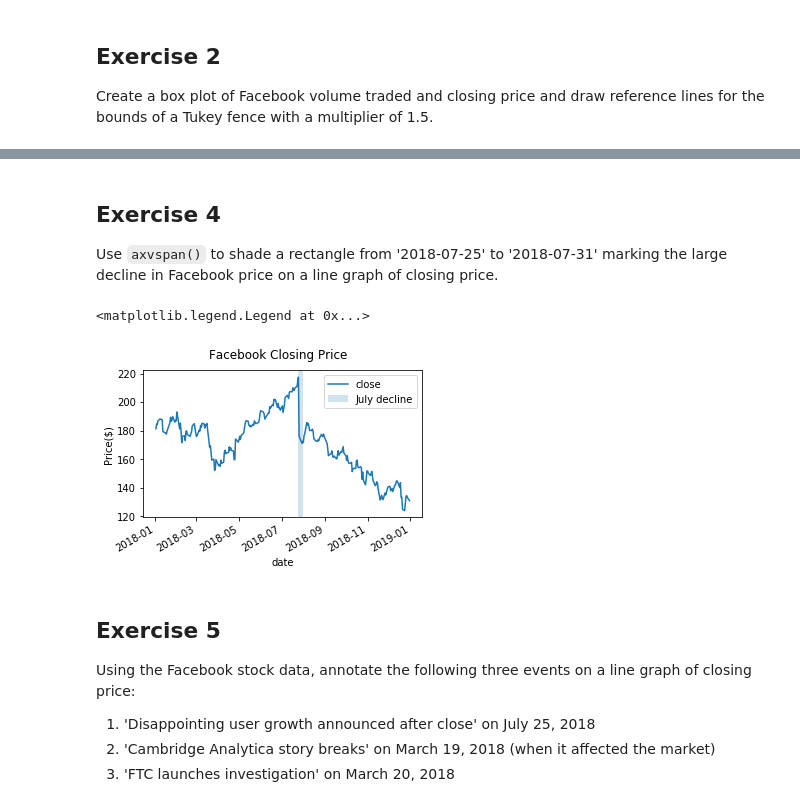
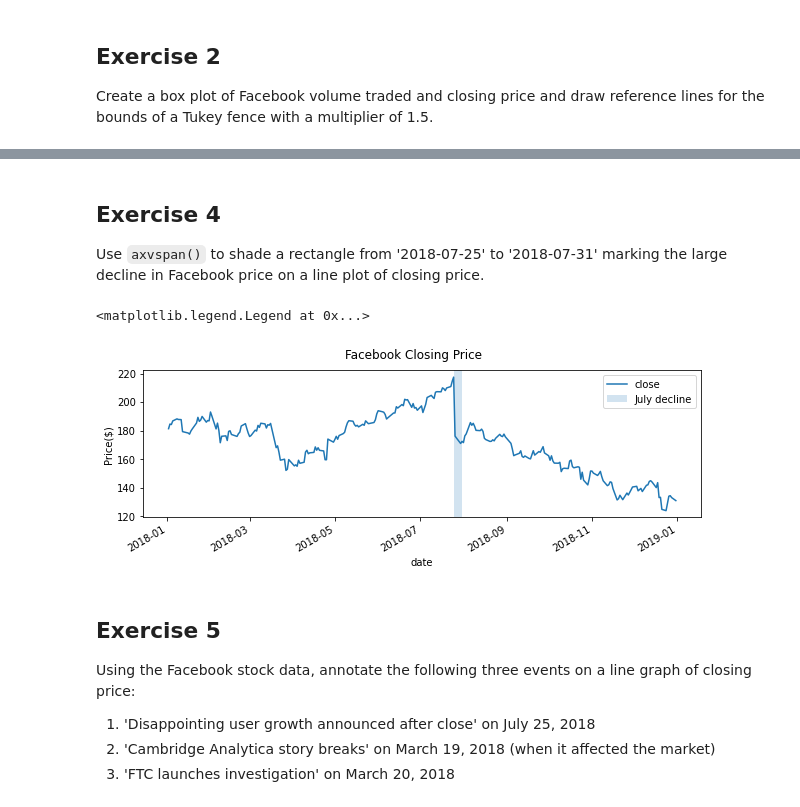
Before and after one commit to stefmolin/Hands-On-Data-Analysis-with-Pandas-2nd-edition, a Jupyter notebook: solutions/ch_06/solutions.ipynb, the cells around one changed output, grey strips where cells are left out. Saved outputs shown, nothing was run; the diff lists cells and outputs as text; code cells hidden in the pictures.

```diff
--- a/solutions/ch_06/solutions.ipynb
+++ b/solutions/ch_06/solutions.ipynb
@@ -83,15 +78,17 @@ Text(0.5, 1.1, 'Facebook volume traded and closing price with shaded Tukey Fence
 # %% [markdown]
 ## Exercise 4
-Use `axvspan()` to shade a rectangle from '2018-07-25' to '2018-07-31' marking the large decline in Facebook price on a line graph of closing price.
+Use `axvspan()` to shade a rectangle from '2018-07-25' to '2018-07-31' marking the large decline in Facebook price on a line plot of closing price.
 # %%
-fb.close.plot(kind='line', figsize=(5, 3))
-plt.axvspan('2018-07-25', '2018-07-31', alpha=0.2, label='July decline')
+fb.close.plot(kind='line', figsize=(10, 3))
+plt.axvspan(
+    '2018-07-25', '2018-07-31', alpha=0.2, label='July decline',
+)
 plt.ylabel('Price($)')
 plt.suptitle('Facebook Closing Price')
 plt.legend()
 # %% [output]
 <matplotlib.legend.Legend at 0x...>
-[figure, old version]
+[figure, new version]
 # %% [markdown]
 ## Exercise 5
 Using the Facebook stock data, annotate the following three events on a line graph of closing price:
```
Also changed, not shown: parts of 12 cells of this notebook.
